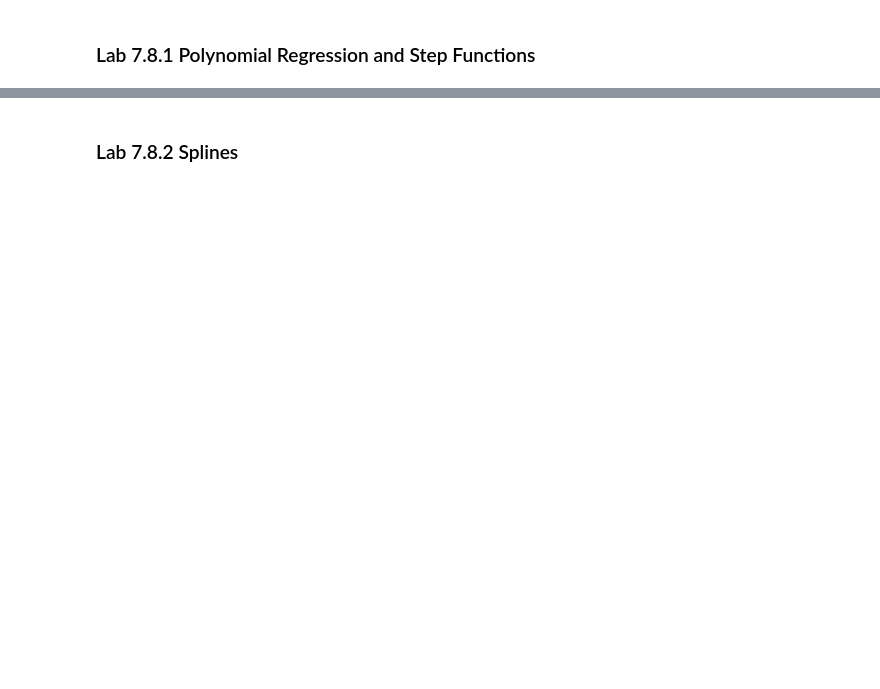
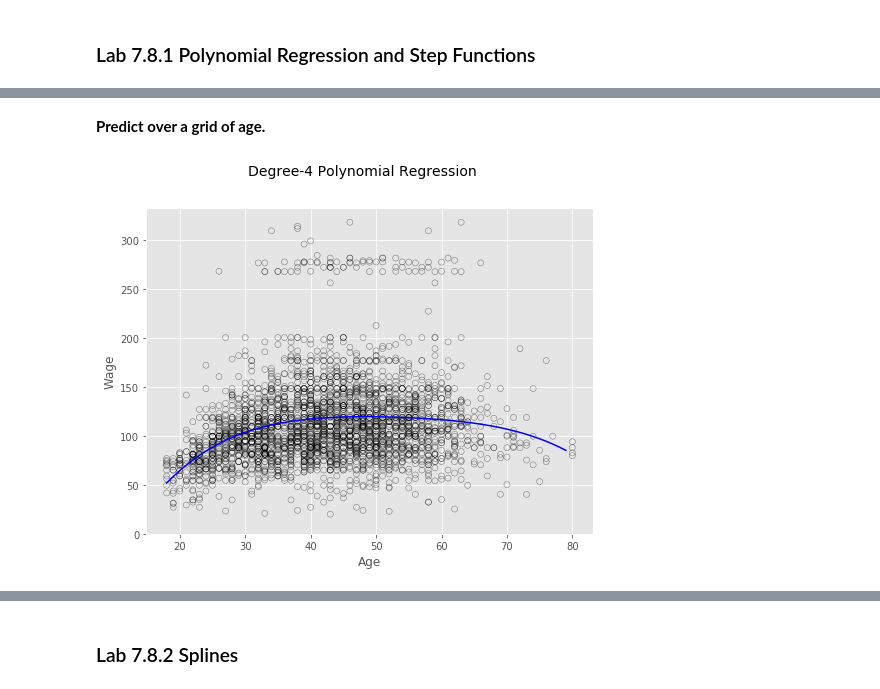
Before and after one commit to 0liu/ISLR, a Jupyter notebook: Chapter 7 Moving Beyond Linearity.ipynb, the cells around one changed output, grey strips where cells are left out. Cells and saved outputs as stored; diff of their text form; code cells hidden in the pictures; blank space fills up the shorter version.

```diff
--- a/Chapter 7 Moving Beyond Linearity.ipynb
+++ b/Chapter 7 Moving Beyond Linearity.ipynb
@@ -36,0 +40,6 @@ mpl.style.use('ggplot')
+# %%
+# wage dataset is in R ISLR package
+islr = importr('ISLR')
+wage_rdf = rdata(islr).fetch('Wage')['Wage']
+wage = pandas2ri.ri2py(wage_rdf)
+display(wage.head(5))
@@ -40,0 +129,5 @@ mpl.style.use('ggplot')
+# %%
+# Polynomial regression of degree 4 on raw X without orthogonalization.
+X4 = PolynomialFeatures(degree=4).fit_transform(wage[['age']])
+poly4 = sm.GLS(wage['wage'], X4).fit()
+print(poly4.summary())
@@ -40,0 +152,25 @@ mpl.style.use('ggplot')
+# %% [markdown]
+**Predict over a grid of age.**
+# %%
+# Generate a sequence of age values spanning the range
+age_grid = np.arange(wage.age.min(), wage.age.max()).reshape(-1,1)
+
+# Generate test data
+X_test = PolynomialFeatures(4).fit_transform(age_grid)
+
+# Predict the value of the generated ages
+y_pred = poly4.predict(X_test)
+
+# Plot
+fig, ax = plt.subplots(figsize=(8,6))
+fig.suptitle('Degree-4 Polynomial Regression', fontsize=14)
+
+# Scatter plot with polynomial regression line
+plt.scatter(wage.age, wage.wage, facecolor='None', edgecolor='k', alpha=0.5)
+plt.plot(age_grid, y_pred, color = 'b')
+ax.set_ylim(ymin=0)
+plt.xlabel('Age')
+plt.ylabel('Wage')
+plt.show()
+# %% [output]
+[figure, added]
```
Also changed, not shown: parts of 28 cells of this notebook.
